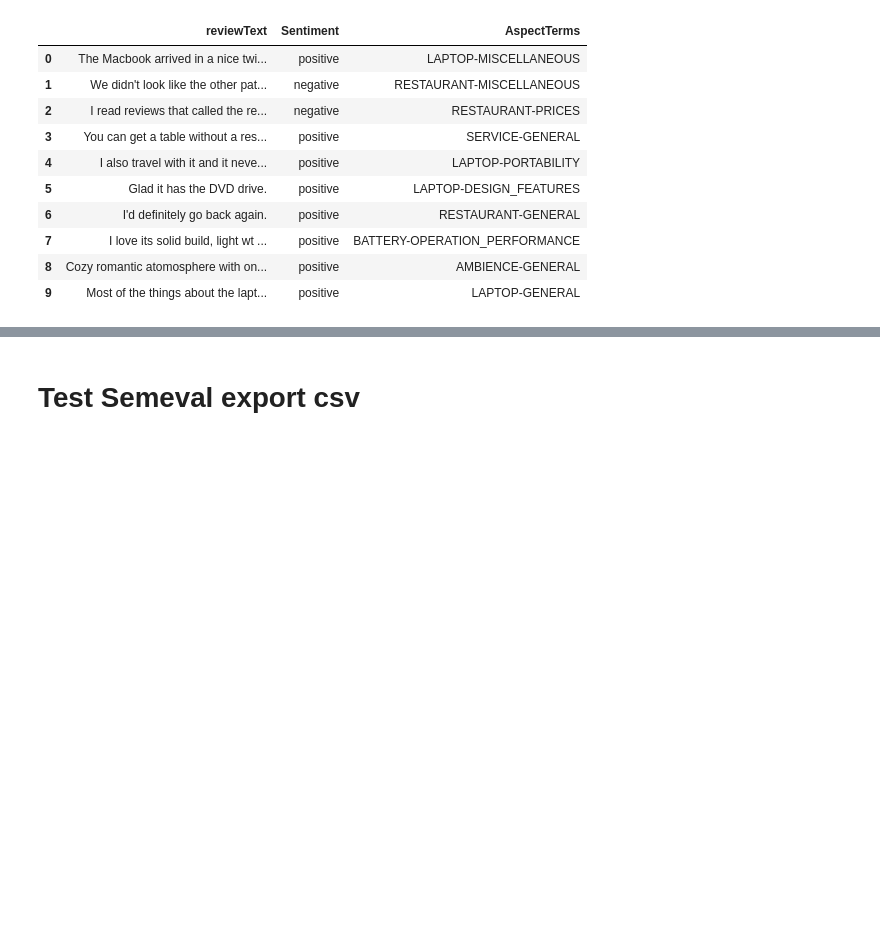
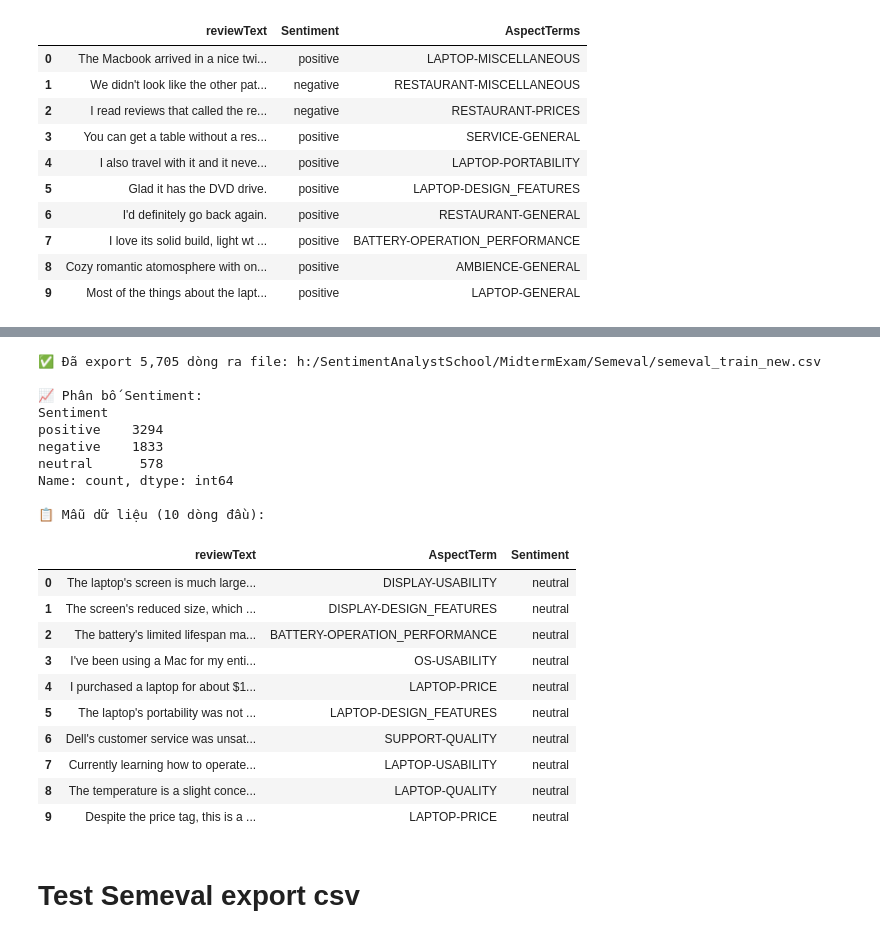
Before and after one commit to VietHoang0805/SentimentAnalystSchool, a Jupyter notebook: MidtermExam/SemevalProcess.ipynb, the cells around one changed output, grey strips where cells are left out. Saved outputs shown, nothing was run; the diff lists cells and outputs as text; code cells hidden in the pictures; blank space fills up the shorter version.

Commit message:
Push Final exam init

```diff
--- a/MidtermExam/SemevalProcess.ipynb
+++ b/MidtermExam/SemevalProcess.ipynb
@@ -597,0 +600,25 @@ Mẫu dữ liệu đầu tiên:
+# %%
+# ============================================
+# EXPORT df_train_all_new.csv SANG ĐỊNH DẠNG CHUẨN
+# ============================================
+import pandas as pd
+
+# Đọc file gốc
+df_new = pd.read_csv('h:/SentimentAnalystSchool/MidtermExam/Semeval/df_train_all_new.csv')
+
+print(f"Đã đọc {len(df_new):,} dòng dữ liệu")
+print(f"\nCác cột gốc: {df_new.columns.tolist()}")
+print(f"\nPhân bố polarity:")
+print(df_new['polarity'].value_counts())
+
+# Tạo DataFrame với định dạng chuẩn: reviewText, AspectTerm, Sentiment
+df_export_new = pd.DataFrame({
+    'reviewText': df_new['text'],
+    'AspectTerm': df_new['aspect'].str.replace('#', '-', regex=False),  # Đổi # thành -
+    'Sentiment': df_new['polarity']
+})
+
+print(f"\n📊 DataFrame mới với {len(df_export_new):,} dòng")
+print(f"Các cột mới: {df_export_new.columns.tolist()}")
+print(f"\nMẫu AspectTerm sau khi đổi định dạng:")
+print(df_export_new['AspectTerm'].head(10).tolist())
@@ -598,3 +642,35 @@ Mẫu dữ liệu đầu tiên:
+# %%
+# Export ra file CSV với định dạng chuẩn
+output_path_new = 'h:/SentimentAnalystSchool/MidtermExam/Semeval/semeval_train_new.csv'
+df_export_new.to_csv(output_path_new, index=False)
+
+print(f"✅ Đã export {len(df_export_new):,} dòng ra file: {output_path_new}")
+print(f"\n📈 Phân bố Sentiment:")
+print(df_export_new['Sentiment'].value_counts())
+print(f"\n📋 Mẫu dữ liệu (10 dòng đầu):")
+df_export_new.head(10)
+# %% [output]
+✅ Đã export 5,705 dòng ra file: h:/SentimentAnalystSchool/MidtermExam/Semeval/semeval_train_new.csv
+
+📈 Phân bố Sentiment:
+Sentiment
+positive    3294
+negative    1833
+neutral      578
+Name: count, dtype: int64
+
+📋 Mẫu dữ liệu (10 dòng đầu):
+|  | reviewText | AspectTerm | Sentiment |
+| 0 | The laptop's screen is much large... | DISPLAY-USABILITY | neutral |
+| 1 | The screen's reduced size, which ... | DISPLAY-DESIGN_FEATURES | neutral |
+| 2 | The battery's limited lifespan ma... | BATTERY-OPERATION_PERFORMANCE | neutral |
+| 3 | I've been using a Mac for my enti... | OS-USABILITY | neutral |
+| 4 | I purchased a laptop for about $1... | LAPTOP-PRICE | neutral |
+| 5 | The laptop's portability was not ... | LAPTOP-DESIGN_FEATURES | neutral |
+| 6 | Dell's customer service was unsat... | SUPPORT-QUALITY | neutral |
+| 7 | Currently learning how to operate... | LAPTOP-USABILITY | neutral |
+| 8 | The temperature is a slight conce... | LAPTOP-QUALITY | neutral |
+| 9 | Despite the price tag, this is a ... | LAPTOP-PRICE | neutral |
 # %% [markdown]
 # Test Semeval export csv
 # %%
```
Also changed, not shown: parts of 2 cells of this notebook, 15 other files.
